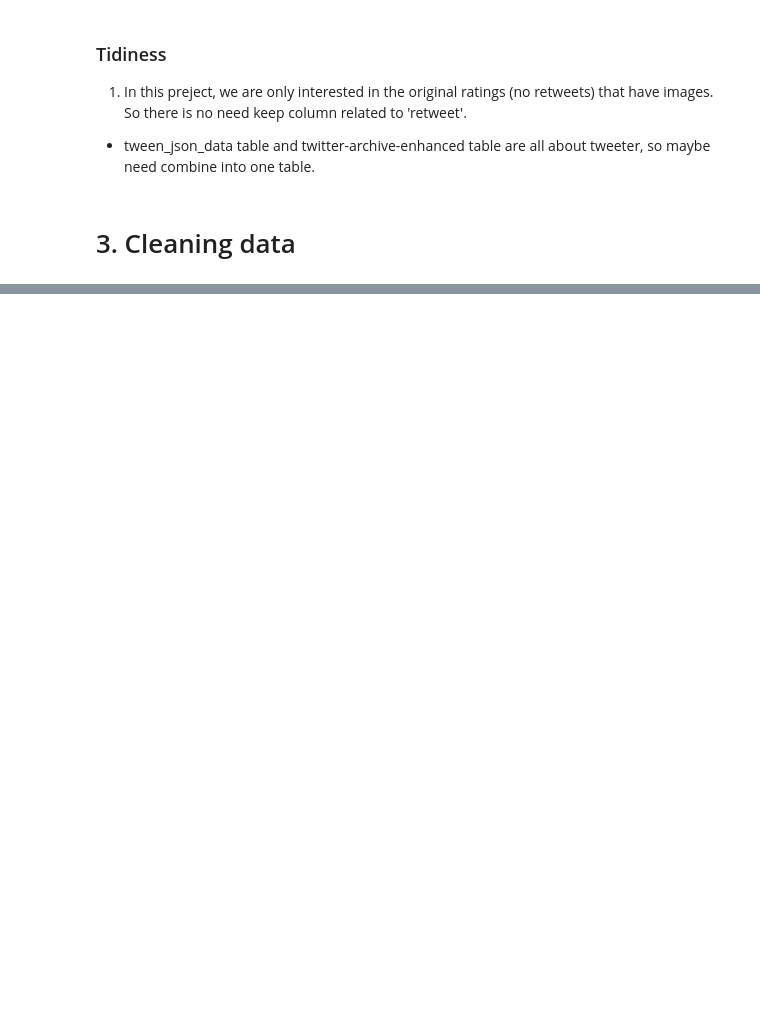
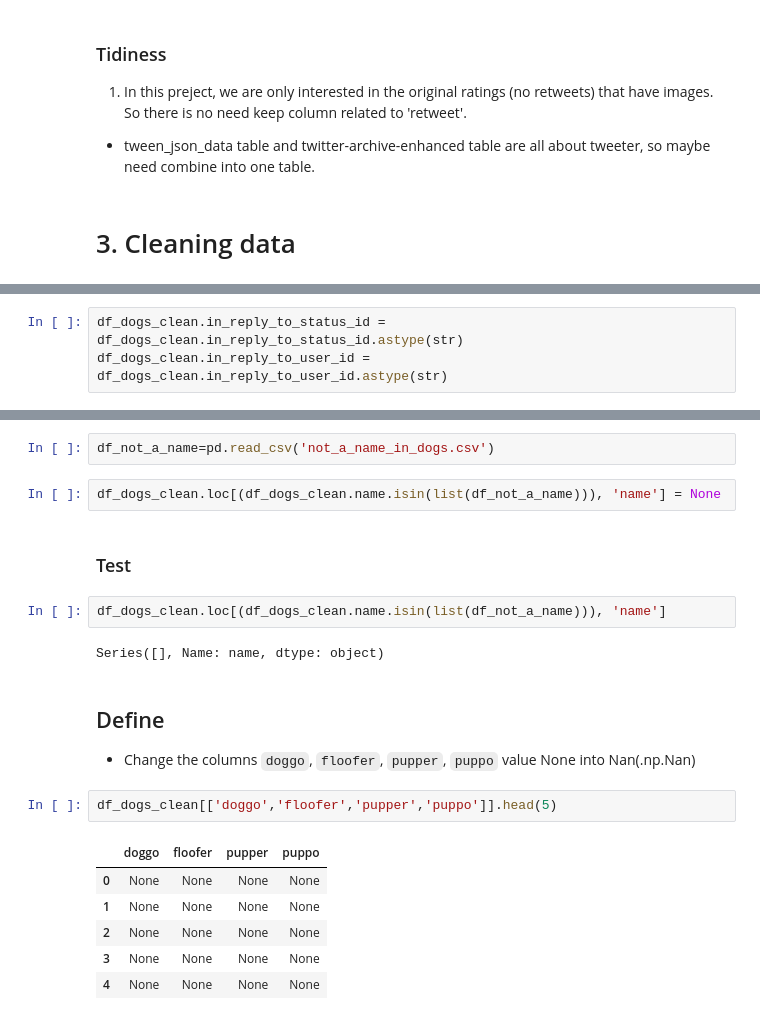
Before and after one commit to EllenZhangYarong/DataScience, a Jupyter notebook: DAND/CapstoneProjects/Project3_Twitter_WeRateDogs/wrangle_act.ipynb, the cells around one changed output, grey strips where cells are left out. Drawn from its saved outputs; the diff is of its cells as text; blank space fills up the shorter version.

```diff
--- a/DAND/CapstoneProjects/Project3_Twitter_WeRateDogs/wrangle_act.ipynb
+++ b/DAND/CapstoneProjects/Project3_Twitter_WeRateDogs/wrangle_act.ipynb
@@ -438,0 +562,3 @@ df_predictions[df_predictions.tweet_id.duplicated()]
+# %%
+df_dogs_clean.in_reply_to_status_id = df_dogs_clean.in_reply_to_status_id.astype(str)
+df_dogs_clean.in_reply_to_user_id = df_dogs_clean.in_reply_to_user_id.astype(str)
@@ -438,0 +605,22 @@ df_predictions[df_predictions.tweet_id.duplicated()]
+# %%
+df_not_a_name=pd.read_csv('not_a_name_in_dogs.csv')
+# %%
+df_dogs_clean.loc[(df_dogs_clean.name.isin(list(df_not_a_name))), 'name'] = None
+# %% [markdown]
+### Test
+# %%
+df_dogs_clean.loc[(df_dogs_clean.name.isin(list(df_not_a_name))), 'name']
+# %% [output]
+Series([], Name: name, dtype: object)
+# %% [markdown]
+## Define
+- Change the columns `doggo`, `floofer`, `pupper`, `puppo` value None into Nan(.np.Nan)
+# %%
+df_dogs_clean[['doggo','floofer','pupper','puppo']].head(5)
+# %% [output]
+|  | doggo | floofer | pupper | puppo |
+| 0 | None | None | None | None |
+| 1 | None | None | None | None |
+| 2 | None | None | None | None |
+| 3 | None | None | None | None |
+| 4 | None | None | None | None |
```
Also changed, not shown: parts of 51 cells of this notebook, 4 other files.
